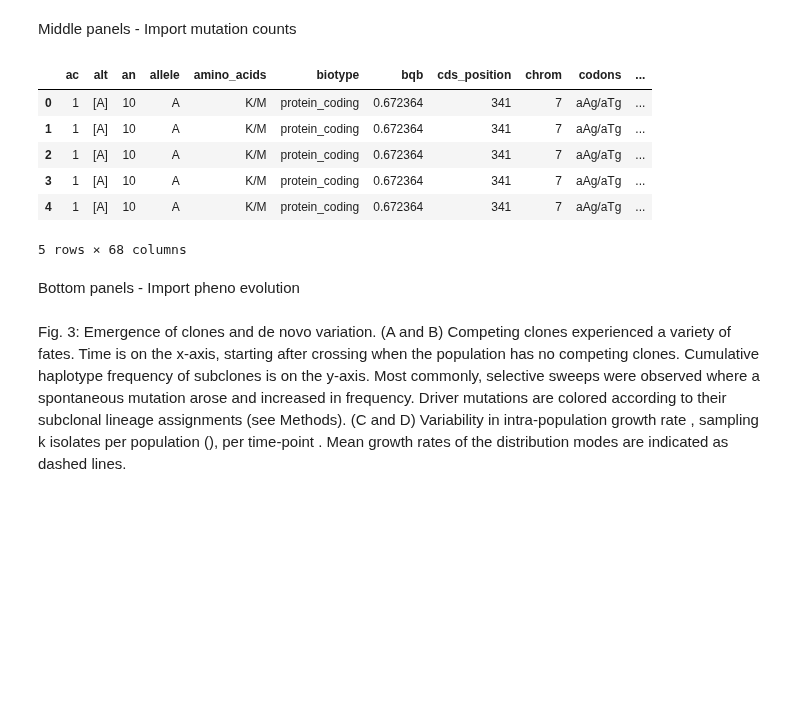
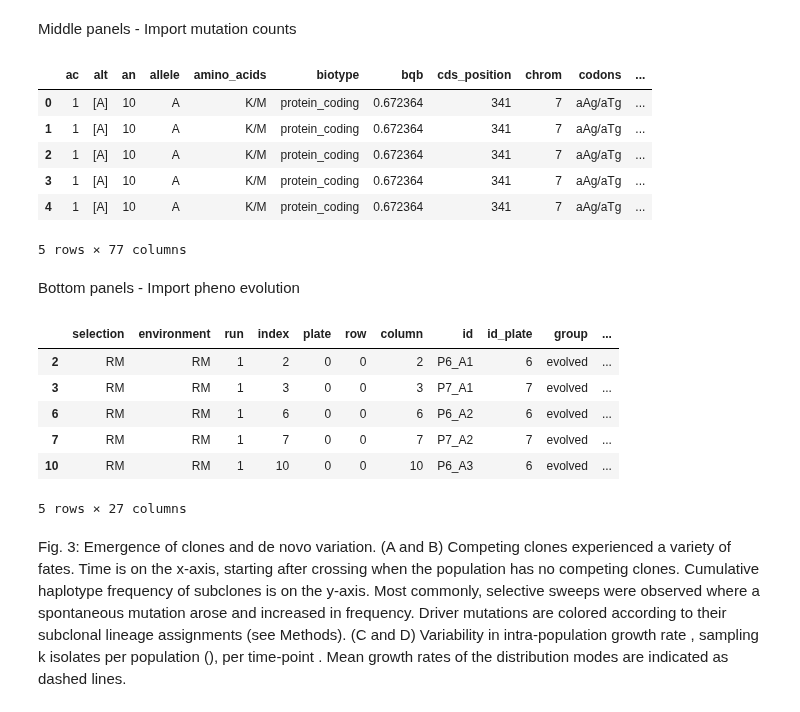
Before and after one commit to ivazquez/clonal-heterogeneity, a Jupyter notebook: src/figure3.ipynb, the cells around one changed output. Saved outputs shown, nothing was run; the diff lists cells and outputs as text; code cells hidden in the pictures; blank space fills up the shorter version.

```diff
--- a/src/figure3.ipynb
+++ b/src/figure3.ipynb
@@ -74,11 +77,23 @@ seq_dn_df = pd.merge(seq_dn_df, seq_lineage[['population','sample','gene','prote
 
 # seq_dn_df.loc[seq_dn_df.assignment.isnull(),'assignment'] = 'bulk'
 
-seq_dn_df.loc[seq_dn_df.gene.isin(['RNR2','RNR4','FPR1','TOR1','TOR2']),'mutation_type'] = 'driver'
-seq_dn_df.loc[~seq_dn_df.gene.isin(['RNR2','RNR4','FPR1','TOR1','TOR2']),'mutation_type'] = 'passenger'
+seq_dn_df.loc[seq_dn_df.gene.isin(['RNR2','RNR4','FPR1','TOR1','TOR2','NUP100']),'mutation_type'] = 'driver'
+seq_dn_df.loc[~seq_dn_df.gene.isin(['RNR2','RNR4','FPR1','TOR1','TOR2','NUP100']),'mutation_type'] = 'passenger'
 
 seq_dn_df.loc[seq_dn_df.assignment.isnull(),'assignment'] = 'bulk'
 
+# Coarse-grained categories of functional effects
+dict_consequence = {
+'missense_variant': 'non-synonymous',
+'stop_gained': 'non-synonymous',
+'synonymous_variant': 'synonymous',
+'initiator_codon_variant': 'synonymous',
+'frameshift_variant': 'non-synonymous',
+'inframe_insertion': 'synonymous',
+'inframe_deletion': 'synonymous',
+}
+seq_dn_df['consequence_short'] = seq_dn_df['consequence'].map(dict_consequence)
+
 seq_dn_df.head()
 # %% [output]
 |  | ac | alt | an | allele | amino_acids | biotype | bqb | cds_position | chrom | codons | ... |
@@ -87,4 +102,4 @@ seq_dn_df.head()
 | 2 | 1 | [A] | 10 | A | K/M | protein_coding | 0.672364 | 341 | 7 | aAg/aTg | ... |
 | 3 | 1 | [A] | 10 | A | K/M | protein_coding | 0.672364 | 341 | 7 | aAg/aTg | ... |
 | 4 | 1 | [A] | 10 | A | K/M | protein_coding | 0.672364 | 341 | 7 | aAg/aTg | ... |
-5 rows × 68 columns
+5 rows × 77 columns
@@ -104,22 +108,30 @@ Bottom panels - Import pheno evolution
 # %%
 # load data
 pheno_df = utils.load_data(dir_data+'pheno/pheno_populations_norm.pickle')
 
-# filter out strains used for spatial control
-pheno_df = pheno_df[(pheno_df.time == 'ancestral')|\
-                    (pheno_df.time == 'evolved')]
+# # filter out strains used for spatial control
+# pheno_df = pheno_df[(pheno_df.group == 'ancestral')|\
+#                     (pheno_df.group == 'evolved')]
 
-groups_1 = pheno_df.groupby(['time','cross_rep','selection_rep'])
+groups_1 = pheno_df.groupby(['group','cross_rep','selection_rep'])
 pheno_df = pheno_df[pheno_df.selection_rep != '']
 
-for (ii,((time,cross_rep,selection_rep),g1)) in enumerate(groups_1):
+for (ii,((group,cross_rep,selection_rep),g1)) in enumerate(groups_1):
 
     if selection_rep!='':
         df = groups_1.get_group(('ancestral',cross_rep,''))
         df = df.replace([''],[selection_rep])
 
         pheno_df = pheno_df.append(df)
 
 pheno_df['population'] = pheno_df['background']+'_'+pheno_df['cross']+'_'+pheno_df['cross_rep'].apply(str)+'_'+pheno_df['selection']+'_'+pheno_df['selection_rep'].apply(str)
 
 pheno_df.head()  # show dataframe header to stdout
+# %% [output]
+|  | selection | environment | run | index | plate | row | column | id | id_plate | group | ... |
+| 2 | RM | RM | 1 | 2 | 0 | 0 | 2 | P6_A1 | 6 | evolved | ... |
+| 3 | RM | RM | 1 | 3 | 0 | 0 | 3 | P7_A1 | 7 | evolved | ... |
+| 6 | RM | RM | 1 | 6 | 0 | 0 | 6 | P6_A2 | 6 | evolved | ... |
+| 7 | RM | RM | 1 | 7 | 0 | 0 | 7 | P7_A2 | 7 | evolved | ... |
+| 10 | RM | RM | 1 | 10 | 0 | 0 | 10 | P6_A3 | 6 | evolved | ... |
+5 rows × 27 columns
```
Also changed, not shown: parts of 14 cells of this notebook, 8 other files.
